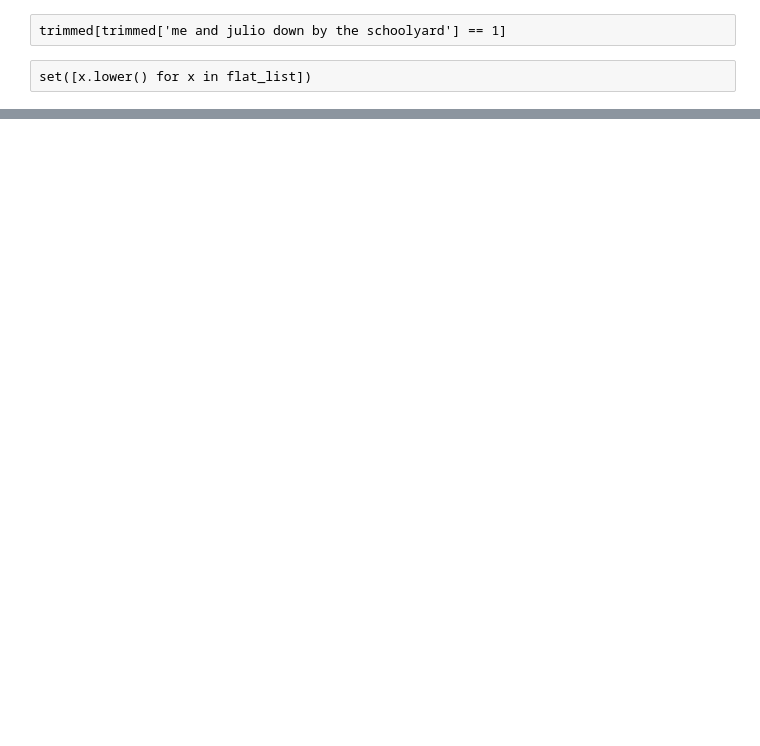
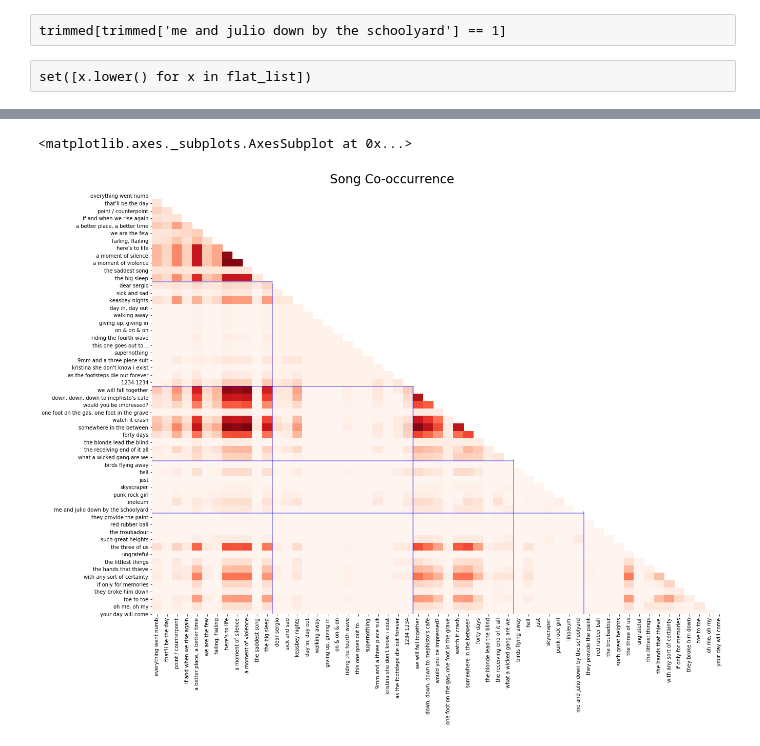
Before and after one commit to NapsterInBlue/streetlight, a Jupyter notebook: function_eda.ipynb, the cells around one changed output, grey strips where cells are left out. Cells and saved outputs as stored; diff of their text form; code cells hidden in the pictures; blank space fills up the shorter version.

```diff
--- a/function_eda.ipynb
+++ b/function_eda.ipynb
@@ -176,0 +253,5 @@ fig.suptitle('Song Co-occurrence', x=.45, y=.92, fontsize=24);
+# %%
+cooccurrence_heatmap(trimmed)
+# %% [output]
+<matplotlib.axes._subplots.AxesSubplot at 0x...>
+[figure, added]
```
Also changed, not shown: parts of 45 cells of this notebook.
